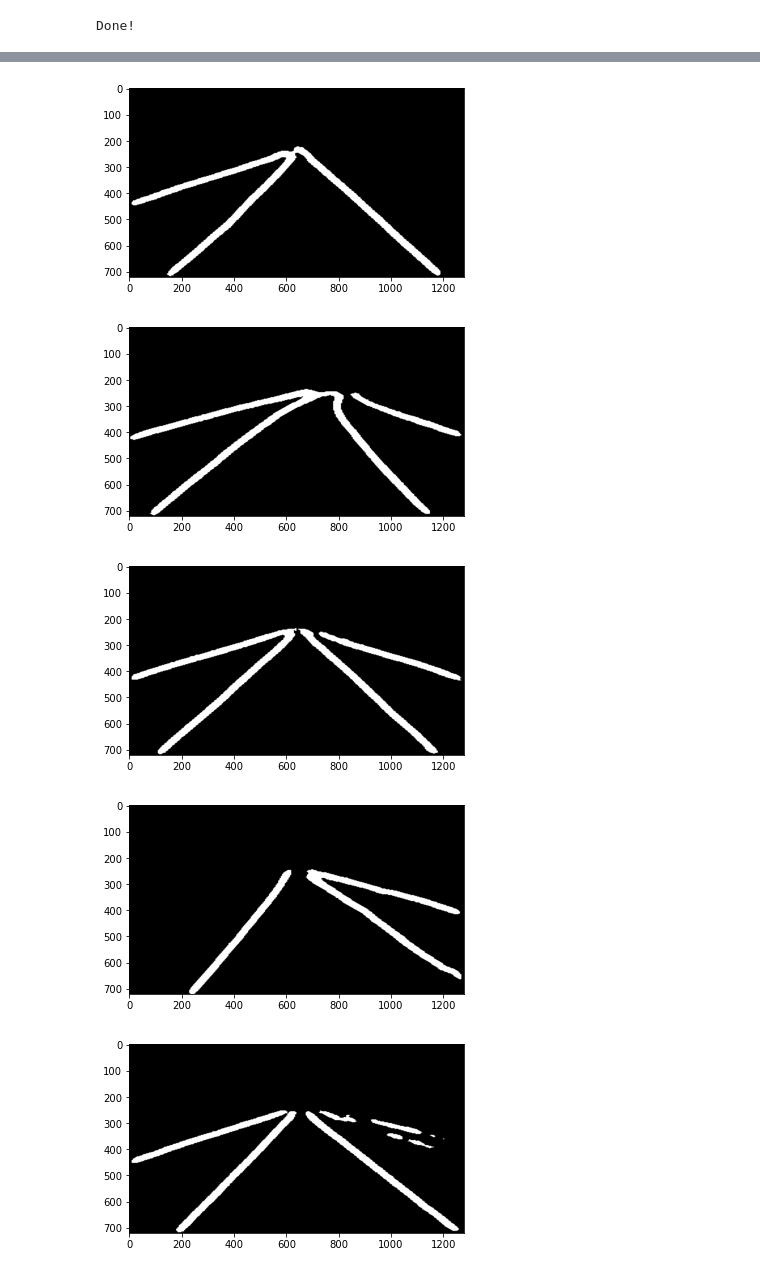
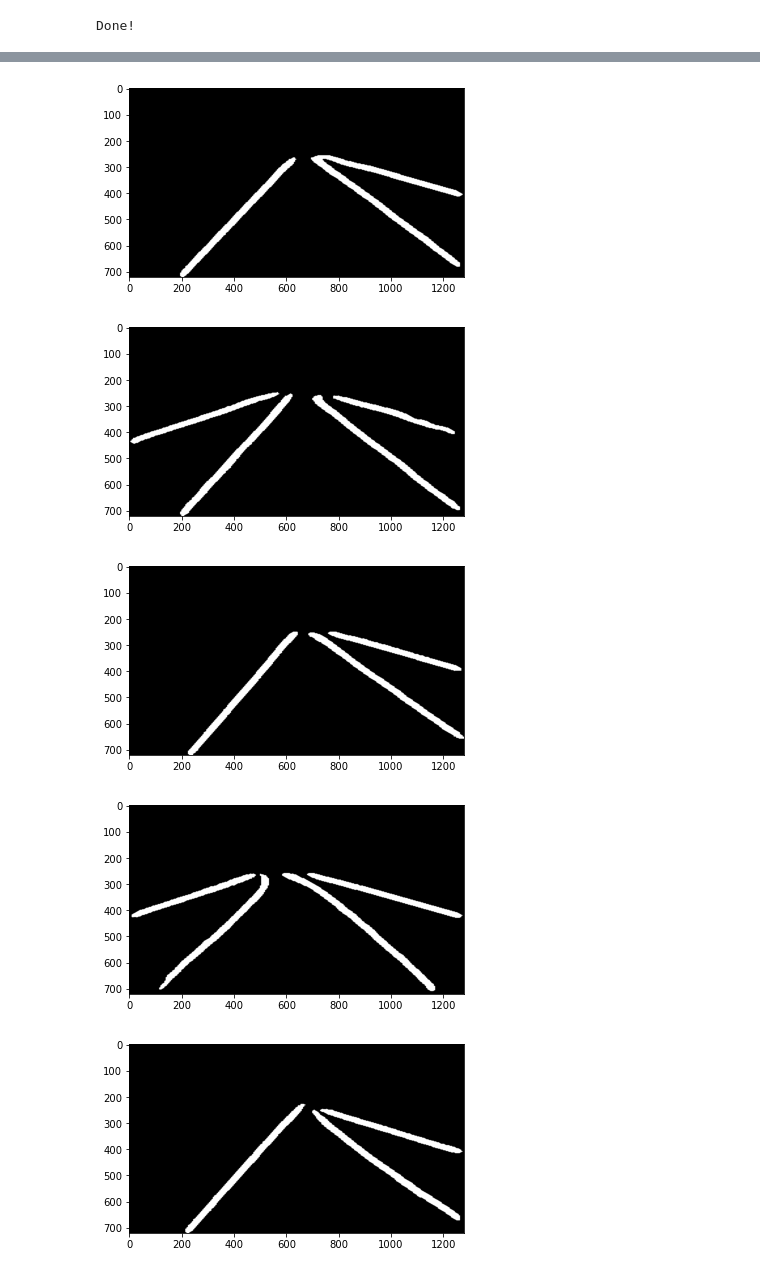
Before and after one commit to richardmwaba/csce879-spring2022, a Jupyter notebook: project/tutorial118_binary_semantic_segmentation_using_unet.ipynb, the cells around one changed output, grey strips where cells are left out. Drawn from its saved outputs; the diff is of its cells as text; code cells hidden in the pictures.

```diff
--- a/project/tutorial118_binary_semantic_segmentation_using_unet.ipynb
+++ b/project/tutorial118_binary_semantic_segmentation_using_unet.ipynb
@@ -193,7 +193,7 @@ Non-trainable params: 0
 __________________________________________________________________________________________________
 # %%
 #Modelcheckpoint
-checkpointer = tf.keras.callbacks.ModelCheckpoint('model_for_tusimple.h5', verbose=1, save_best_only=True)
+checkpointer = tf.keras.callbacks.ModelCheckpoint('saved_model/model_for_tusimple.h5', verbose=1, save_best_only=True)
 
 callbacks = [
         tf.keras.callbacks.EarlyStopping(patience=2, monitor='val_loss'),
@@ -352,20 +361,21 @@ plt.imshow(preds_test_t[ix])
 # %%
 import cv2
 # Save a few sample images
 nums = random.sample(range(len(X_test)), 10)
 for i in nums:
     test_img = X_test[i]
     ground_truth=Y_test[i]
     test_img_input=np.expand_dims(test_img, 0)
     prediction = (model.predict(test_img_input)[0,:,:,0] > 0.5).astype(np.uint8)
     orig = cv2.resize(test_img, dsize=(1280, 720), interpolation=cv2.INTER_CUBIC)
+    plt.imsave(os.path.join(os.getcwd(), f'predictions/orig_image_{i}.png'), orig)
     res = cv2.resize(prediction, dsize=(1280, 720), interpolation=cv2.INTER_CUBIC)
     plt.imshow(res, cmap='gray')
     plt.imsave(os.path.join(os.getcwd(), f'predictions/pred_image_{i}.png'), res, cmap='gray')
     plt.show()
 # %% [output]
-[figure, old version]
+[figure, new version]
-[figure, old version]
+[figure, new version]
-[figure, old version]
+[figure, new version]
-[figure, old version]
+[figure, new version]
-[figure, old version]
+[figure, new version]
```
Also changed, not shown: parts of 9 cells of this notebook, 31 other files.
